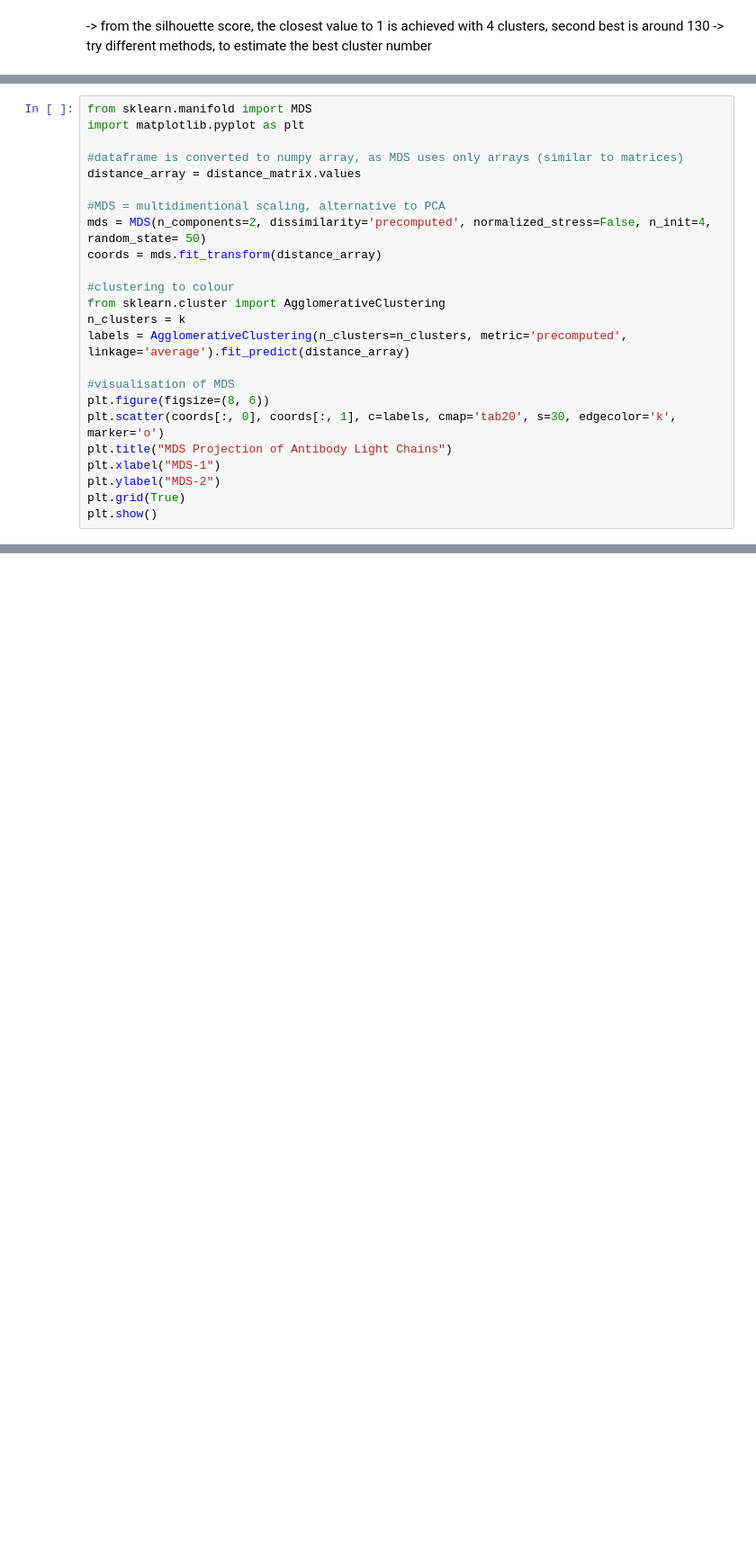
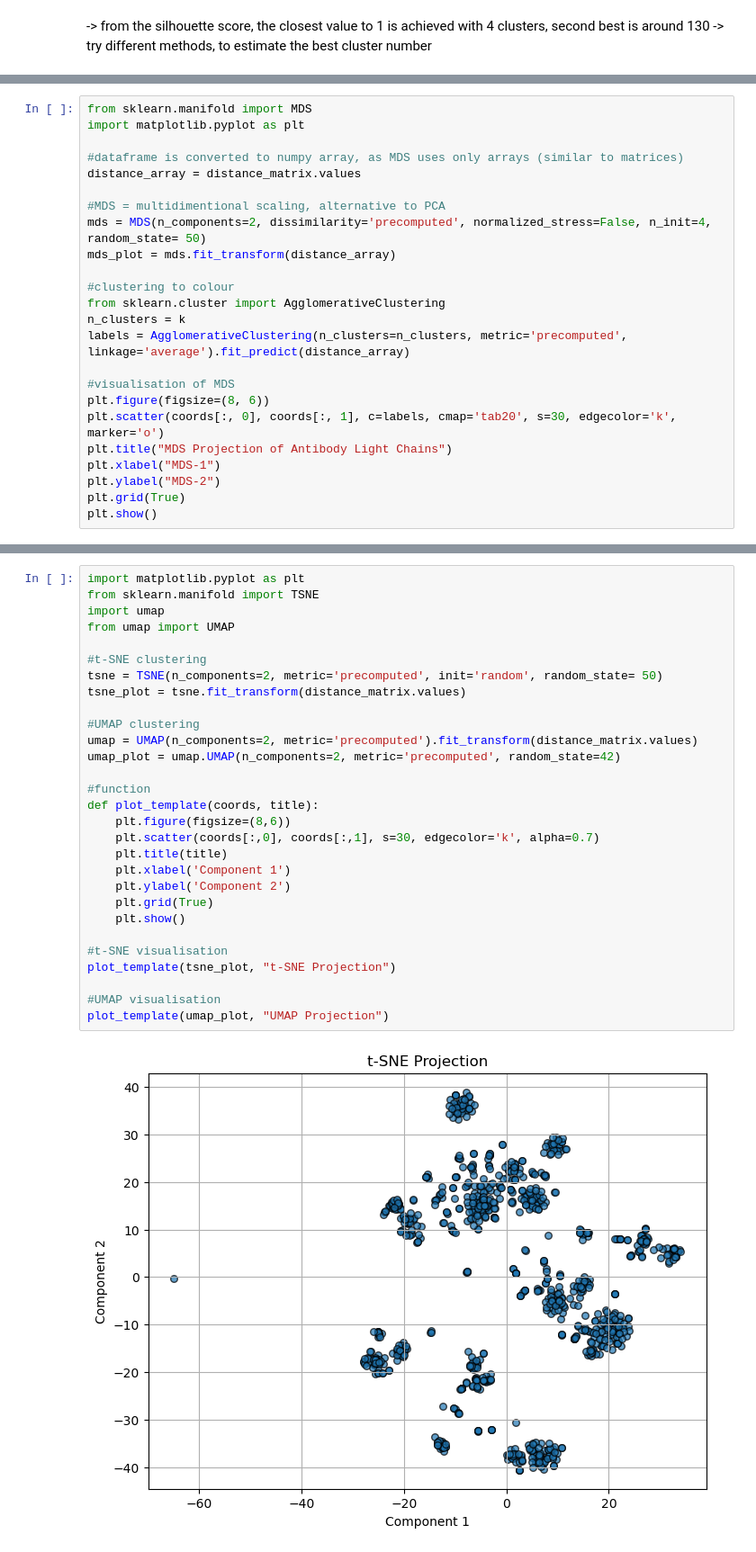
Before and after one commit to datascience-2025-group4/group04-team03, a Jupyter notebook: blasting/mmseqs/light_chains_analysis.ipynb, the cells around one changed output, grey strips where cells are left out. Shown at 90% size. Cells and saved outputs as stored; diff of their text form; blank space fills up the shorter version.

```diff
--- a/blasting/mmseqs/light_chains_analysis.ipynb
+++ b/blasting/mmseqs/light_chains_analysis.ipynb
@@ -238,7 +227,7 @@ distance_array = distance_matrix.values
 
 #MDS = multidimentional scaling, alternative to PCA
 mds = MDS(n_components=2, dissimilarity='precomputed', normalized_stress=False, n_init=4, random_state= 50)
-coords = mds.fit_transform(distance_array)
+mds_plot = mds.fit_transform(distance_array)
 
 #clustering to colour
 from sklearn.cluster import AgglomerativeClustering
@@ -257,0 +249,31 @@ plt.show()
+# %%
+import matplotlib.pyplot as plt
+from sklearn.manifold import TSNE
+import umap
+from umap import UMAP
+
+#t-SNE clustering
+tsne = TSNE(n_components=2, metric='precomputed', init='random', random_state= 50)
+tsne_plot = tsne.fit_transform(distance_matrix.values)
+
+#UMAP clustering
+umap = UMAP(n_components=2, metric='precomputed').fit_transform(distance_matrix.values)
+umap_plot = umap.UMAP(n_components=2, metric='precomputed', random_state=42)
+
+#function
+def plot_template(coords, title):
+    plt.figure(figsize=(8,6))
+    plt.scatter(coords[:,0], coords[:,1], s=30, edgecolor='k', alpha=0.7)
+    plt.title(title)
+    plt.xlabel('Component 1')
+    plt.ylabel('Component 2')
+    plt.grid(True)
+    plt.show()
+
+#t-SNE visualisation
+plot_template(tsne_plot, "t-SNE Projection")
+
+#UMAP visualisation
+plot_template(umap_plot, "UMAP Projection")
+# %% [output]
+[figure, added]
```
Also changed, not shown: parts of 7 cells of this notebook.
